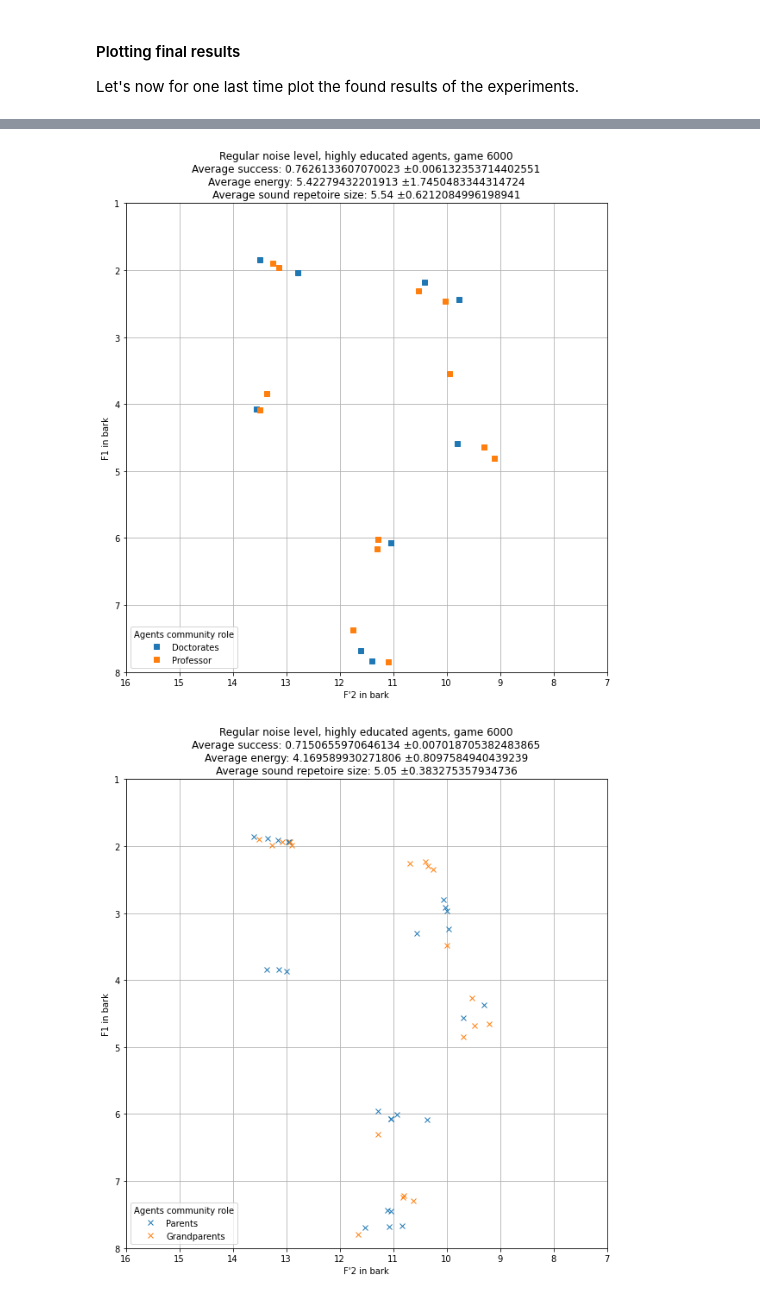
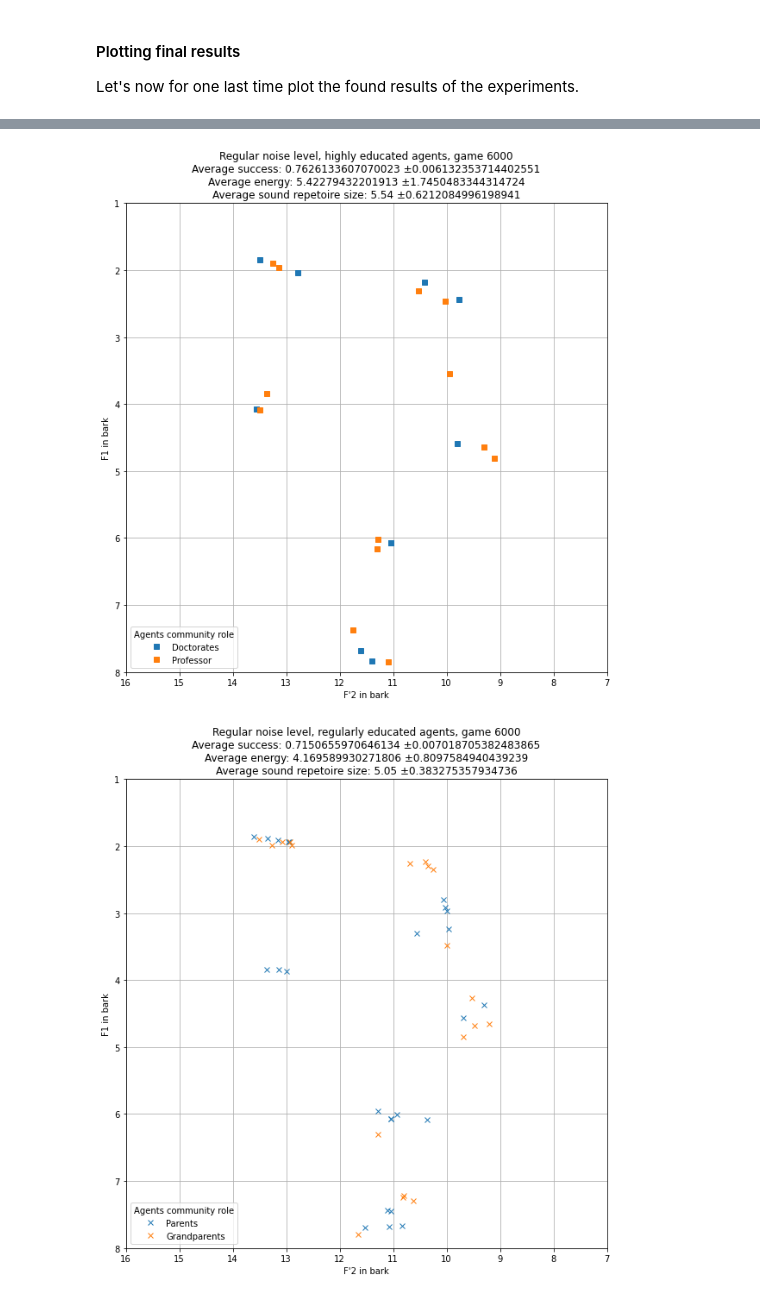
Before and after one commit to pikawika/VUB-EoS-project, a Jupyter notebook: code/notebooks/5_evaluating_small_communities.ipynb, the cells around one changed output, grey strips where cells are left out. Cells and saved outputs as stored; diff of their text form; code cells hidden in the pictures.

Commit message:
Noise experiment plots

```diff
--- a/code/notebooks/5_evaluating_small_communities.ipynb
+++ b/code/notebooks/5_evaluating_small_communities.ipynb
@@ -862,36 +862,36 @@ for i in range(len(noise_parameters)):
     [avg_energy, std_energy] = statistics.average_agent_energy(results_high);
 
     # Plot Game state with statistics title
-    results[sample].plot_highly_schooled(f"{noise_parameters[i]}, highly educated agents, game {results_high[sample].iteration}\nAverage success: {avg_success} ±{std_success}\nAverage energy: {avg_energy} ±{std_energy}\nAverage sound repetoire size: {avg_sound_size} ±{std_sound_size}");
+    results_high[sample].plot_highly_schooled(f"{noise_parameters[i]}, highly educated agents, game {results_high[sample].iteration}\nAverage success: {avg_success} ±{std_success}\nAverage energy: {avg_energy} ±{std_energy}\nAverage sound repetoire size: {avg_sound_size} ±{std_sound_size}");
 
     # Get success, vowel size and energy mean + std for highly educated
     [avg_success, std_success] = statistics.average_agent_success_ratio(results_regular);
     [avg_sound_size, std_sound_size] = statistics.average_agent_sound_size(results_regular);
     [avg_energy, std_energy] = statistics.average_agent_energy(results_regular);
 
     # Plot Game state with statistics title
-    results[sample].plot_regular_schooled(f"{noise_parameters[i]}, highly educated agents, game {results_regular[sample].iteration}\nAverage success: {avg_success} ±{std_success}\nAverage energy: {avg_energy} ±{std_energy}\nAverage sound repetoire size: {avg_sound_size} ±{std_sound_size}");
+    results_regular[sample].plot_regular_schooled(f"{noise_parameters[i]}, regularly educated agents, game {results_regular[sample].iteration}\nAverage success: {avg_success} ±{std_success}\nAverage energy: {avg_energy} ±{std_energy}\nAverage sound repetoire size: {avg_sound_size} ±{std_sound_size}");
 
 
 # Remove unused variables
 del f;
 del i;
 del filenames;
 del noise_parameters;
 del results;
 del results_high;
 del results_regular;
 del avg_energy;
 del avg_sound_size;
 del avg_success;
 del sample;
 del statistics;
 del std_energy;
 del std_sound_size;
 del std_success;
 # %% [output]
 [figure]
 [figure]
-[figure, old version]
+[figure, new version]
 [figure]
 [figure]
```
Also changed, not shown: parts of 1 cell of this notebook, 10 other files.
